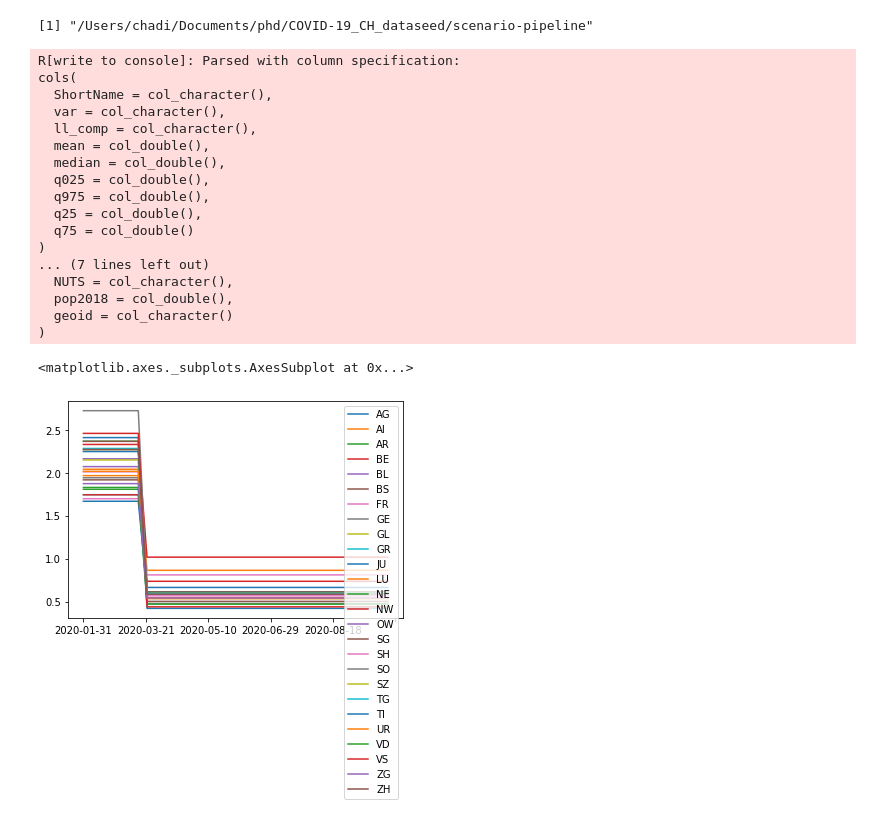
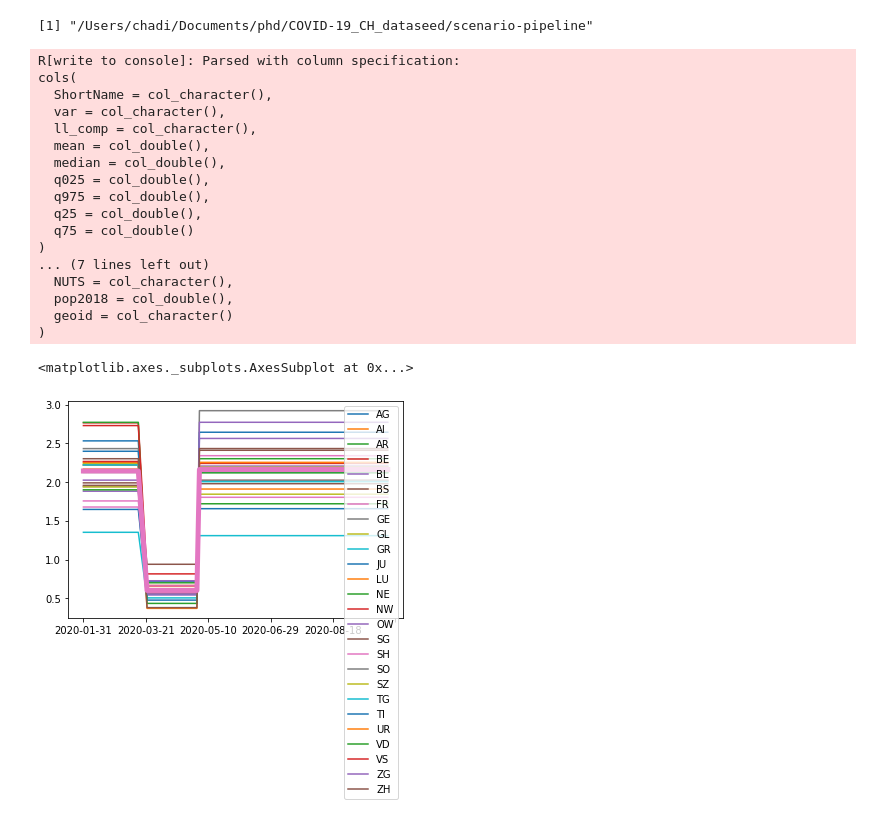
Before and after one commit to jcblemai/R0_BBRC_experiment, a Jupyter notebook: scenario-pipeline/dvpt.ipynb, the cells around one changed output. Saved outputs shown, nothing was run; the diff lists cells and outputs as text; code cells hidden in the pictures.

```diff
--- a/scenario-pipeline/dvpt.ipynb
+++ b/scenario-pipeline/dvpt.ipynb
@@ -58,32 +88,33 @@ s = setup.Setup(setup_name=config["name"].get() + "_" + str(scenario),
 # %%
 r_assign('ti_str', str(s.ti))
 r_assign('tf_str', str(s.tf))
 r_assign('foldername', '../data/ch/')
-r_assign('setupname', 'Current')#s.setup_name)
+r_assign('setupname', 'Stopped')#s.setup_name)
 r_source('NPI/NPI_for_baseline.R')
 R0 = robjects.r['NPI'].T
 R0.plot()
+R0.mean(axis=1).plot(lw=5)
 # %% [output]
 [1] "/Users/chadi/Documents/phd/COVID-19_CH_dataseed/scenario-pipeline"
 R[write to console]: Parsed with column specification:
 cols(
   ShortName = col_character(),
   var = col_character(),
   ll_comp = col_character(),
   mean = col_double(),
   median = col_double(),
   q025 = col_double(),
   q975 = col_double(),
   q25 = col_double(),
   q75 = col_double()
 )
 ... (7 lines left out)
   NUTS = col_character(),
   pop2018 = col_double(),
   geoid = col_character()
 )
 <matplotlib.axes._subplots.AxesSubplot at 0x...>
-[figure, old version]
+[figure, new version]
 # %%
 r_assign('ti_str', str(s.ti))
 r_assign('tf_str', str(s.tf))
```
Also changed, not shown: parts of 3 cells of this notebook, 4 other files.
